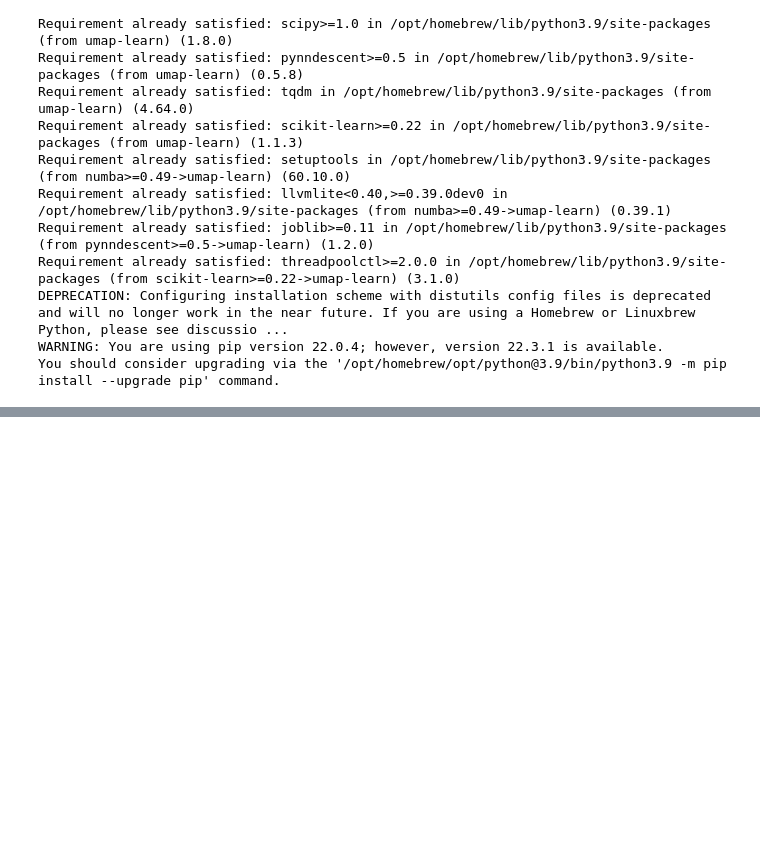
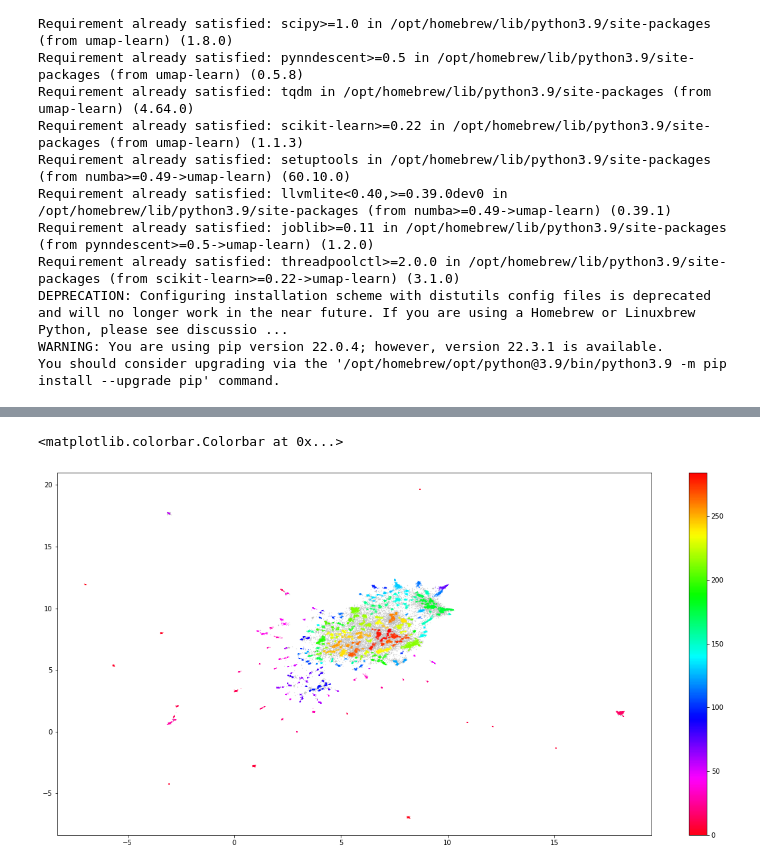
Before and after one commit to shawn-ng/NLP, a Jupyter notebook: Clustering.ipynb, the cells around one changed output, grey strips where cells are left out. Saved outputs shown, nothing was run; the diff lists cells and outputs as text; code cells hidden in the pictures; blank space fills up the shorter version.

```diff
--- a/Clustering.ipynb
+++ b/Clustering.ipynb
@@ -51,3 +56,14 @@ df
 | 34031 | It's just been everything to me. |
 | 34032 | The greatest honor will be anybod... |
 34033 rows × 1 columns
+# %%
+model = SentenceTransformer("all-mpnet-base-v2")
+# %%
+"""
+Putting sentences into a list
+"""
+sentences = df["sentence"].values.tolist()
+
+embeddings = model.encode(sentences)
+
+embeddings = np.array(embeddings)
@@ -53,0 +90,15 @@ df
+# %%
+"""
+n_components = what is the final dimension you are reducing to
+"""
+import pynndescent
+def correct_alternative_cosine(ds):
+    result = np.empty_like(ds)
+    for i in range(ds.shape[0]):
+        result[i] = 1.0 - np.power(2.0, ds[i])
+    return result
+pynn_dist_fns_fda = pynndescent.distances.fast_distance_alternatives
+pynn_dist_fns_fda["cosine"]["correction"] = correct_alternative_cosine
+pynn_dist_fns_fda["dot"]["correction"] = correct_alternative_cosine
+
+umap_embeddings = umap.UMAP(n_neighbors=50, n_components=2, min_dist = 0.0, metric='cosine').fit_transform(embeddings)
@@ -53,0 +125,20 @@ df
+# %%
+import hdbscan
+
+cluster = hdbscan.HDBSCAN(min_cluster_size=15, metric='euclidean').fit(umap_embeddings)
+# %%
+import matplotlib.pyplot as plt
+
+result = pd.DataFrame(umap_embeddings, columns=['x', 'y'])
+result['labels'] = cluster.labels_
+
+# Visualize clusters
+fig, ax = plt.subplots(figsize=(20, 10))
+outliers = result.loc[result.labels == -1, :]
+clustered = result.loc[result.labels != -1, :]
+plt.scatter(outliers.x, outliers.y, color='#BDBDBD', s=0.05)
+plt.scatter(clustered.x, clustered.y, c=clustered.labels, s=0.05, cmap='hsv_r')
+plt.colorbar()
+# %% [output]
+<matplotlib.colorbar.Colorbar at 0x...>
+[figure, added]
```
Also changed, not shown: parts of 5 cells of this notebook.
